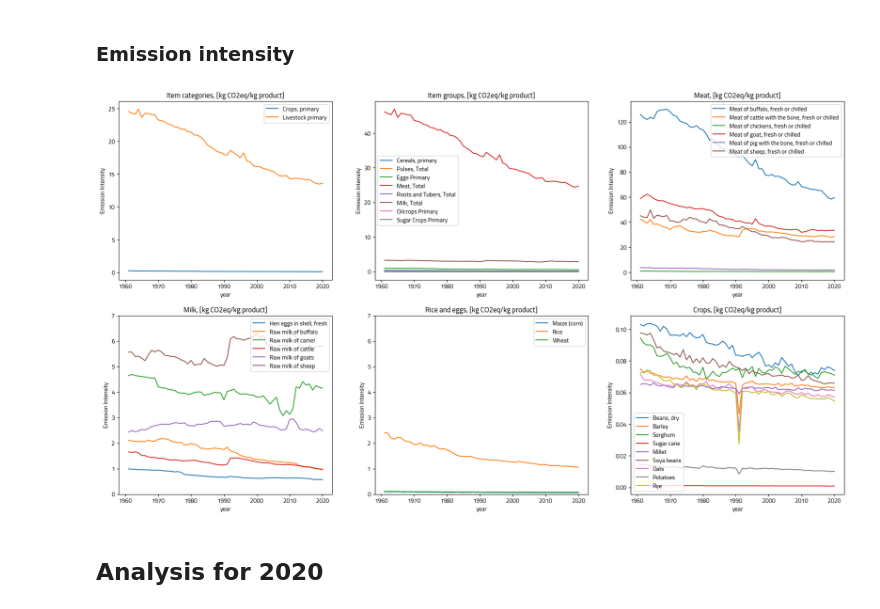
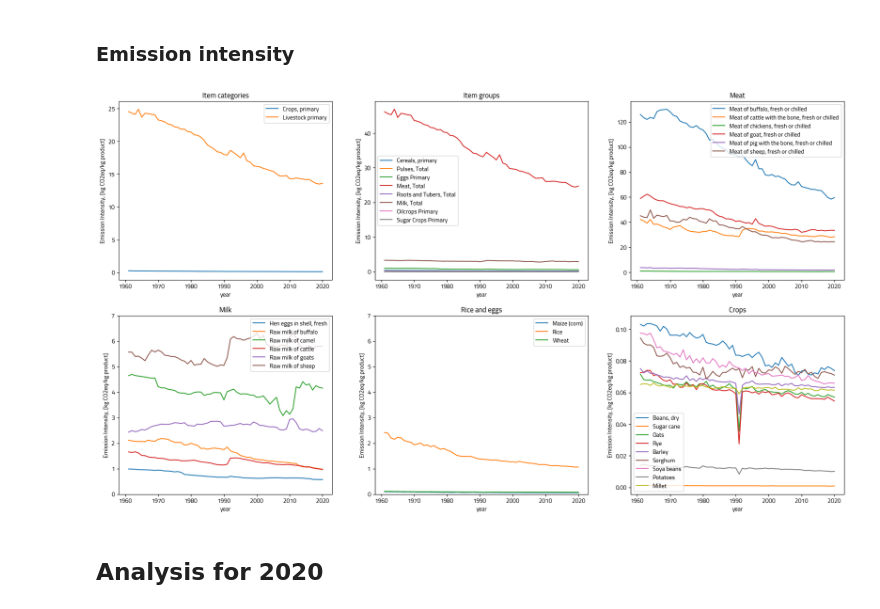
Before and after one commit to kostinam/neuefische-capstone, a Jupyter notebook: cl-eda.ipynb, the cells around one changed output. Saved outputs shown, nothing was run; the diff lists cells and outputs as text; code cells hidden in the pictures.

```diff
--- a/cl-eda.ipynb
+++ b/cl-eda.ipynb
@@ -19,7 +19,7 @@ df_prod_emis = fs.get_dataframe("SELECT * from production_and_emissions_new")
 df_prod_emis['prod_pop'] = df_prod_emis['production_in_t'] / df_prod_emis['population']
 df_prod_emis['emis_pop'] = df_prod_emis['emissions_co2eq_combined_in_kt'] / df_prod_emis['population']
 df_prod_emis = df_prod_emis[df_prod_emis['item_category'] != 'Live Animals']
-df_prod_emis = df_prod_emis[~df_prod_emis['country'].isin(['China', 'China, Hong Kong SAR'])]
+df_prod_emis = df_prod_emis[~df_prod_emis['country'].isin(['China, mainland', 'China, Hong Kong SAR', 'China, Macao SAR', 'China, Taiwan Province of'])]
 # %%
 df_prod_emis.info()
 # %% [output]
@@ -82,7 +82,7 @@ axes[0][2].set_title('Overall food production')
 
 world_production_grouped_2.plot(x='year', y='prod_pop', ax=axes[1][0])
 axes[1][0].legend()
-axes[1][0].set_ylabel('Production in t per capita')
+axes[1][0].set_ylabel('Production in t')
 axes[1][0].set_title('Overall food production per capita')
 
 # Iterate over item categories
@@ -177,12 +177,12 @@ axes[0][0].set_title('World population')
 
 world_emissions_grouped_5.plot(x='year', y='emissions_co2eq_combined_in_kt', ax=axes[0][1])
 axes[0][1].legend()
-axes[0][1].set_ylabel('Production in t')
+axes[0][1].set_ylabel('Emissions in kt (CO2 eq)')
 axes[0][1].set_title('Overall food emissions (CO2 eq)')
 
 world_emissions_grouped_6.plot(x='year', y='emis_pop', ax=axes[0][2])
 axes[0][2].legend()
-axes[0][2].set_ylabel('Production in t per capita')
+axes[0][2].set_ylabel('Emissions in kt (CO2 eq)')
 axes[0][2].set_title('Overall food emissions per capita (CO2 eq)')
 
 # Iterate over item categories
@@ -283,8 +281,8 @@ Try using .loc[row_indexer,col_indexer] = value instead
 See the caveats in the documentation: https://pandas.pydata.org/pandas-docs/stable/user_guide/indexing.html#returning-a-view-versus-a-copy
   world_emissions_meat['meat_type'] = world_emissions_meat.item.apply(lambda x: meat_type(x))
 # %%
-meat = world_emissions_meat.meat_type.unique().tolist()
-meat
+meat_short = world_emissions_meat.meat_type.unique().tolist()
+meat_short
 # %% [output]
 ['buffalo', 'cattle', 'chickens', 'goat', 'pigs', 'sheep']
 # %%
@@ -357,57 +388,57 @@ for crop_type in crops:
 # %% [markdown]
 ### Emission intensity
 # %%
-world_emissions_grouped_1 = world_emissions[['item_category', 'year', 'emissions_intensity_combined_in_kg_co2eq_per_kg']].groupby(['item_category', 'year'], as_index=False).agg('mean')
-world_emissions_grouped_2 = world_emissions[['item_group', 'year', 'emissions_intensity_combined_in_kg_co2eq_per_kg']].groupby(['item_group', 'year'], as_index=False).agg('mean')
-world_emissions_grouped_3 = world_emissions[['item', 'year', 'emissions_intensity_combined_in_kg_co2eq_per_kg']].groupby(['item', 'year'], as_index=False).agg('mean')
+world_emissions_intensity_grouped_1 = world_emissions[['item_category', 'year', 'emissions_intensity_combined_in_kg_co2eq_per_kg']].groupby(['item_category', 'year'], as_index=False).agg('mean')
+world_emissions_intensity_grouped_2 = world_emissions[['item_group', 'year', 'emissions_intensity_combined_in_kg_co2eq_per_kg']].groupby(['item_group', 'year'], as_index=False).agg('mean')
+world_emissions_intensity_grouped_3 = world_emissions[['item', 'year', 'emissions_intensity_combined_in_kg_co2eq_per_kg']].groupby(['item', 'year'], as_index=False).agg('mean')
 
 fig, axes = plt.subplots(2, 3, figsize=(22, 12))
 
 # Iterate over item categories
 for item_category in item_categories:
-    world_emissions_grouped_1[world_emissions_grouped_1.item_category == item_category].plot(x='year', y='emissions_intensity_combined_in_kg_co2eq_per_kg', ax=axes[0][0], label=item_category)
+    world_emissions_intensity_grouped_1[world_emissions_intensity_grouped_1.item_category == item_category].plot(x='year', y='emissions_intensity_combined_in_kg_co2eq_per_kg', ax=axes[0][0], label=item_category)
     axes[0][0].legend()
-    axes[0][0].set_ylabel('Emission Intensity')
-    axes[0][0].set_title('Item categories, [kg CO2eq/kg product]')
+    axes[0][0].set_ylabel('Emission Intensity, [kg CO2eq/kg product]')
+    axes[0][0].set_title('Item categories')
 
 # Iterate over item groups
 for item_group in item_groups:
-    world_emissions_grouped_2[world_emissions_grouped_2.item_group == item_group].plot(x='year', y='emissions_intensity_combined_in_kg_co2eq_per_kg', ax=axes[0][1], label=item_group)
+    world_emissions_intensity_grouped_2[world_emissions_intensity_grouped_2.item_group == item_group].plot(x='year', y='emissions_intensity_combined_in_kg_co2eq_per_kg', ax=axes[0][1], label=item_group)
     axes[0][1].legend()
-    axes[0][1].set_ylabel('Emission Intensity')
-    axes[0][1].set_title('Item groups, [kg CO2eq/kg product]')
+    axes[0][1].set_ylabel('Emission Intensity, [kg CO2eq/kg product]')
+    axes[0][1].set_title('Item groups')
 
 # Iterate over meat items
 for item in meat:
-    world_emissions_grouped_3[world_emissions_grouped_3.item == item].plot(x='year', y='emissions_intensity_combined_in_kg_co2eq_per_kg', ax=axes[0][2], label=item)
+    world_emissions_intensity_grouped_3[world_emissions_intensity_grouped_3.item == item].plot(x='year', y='emissions_intensity_combined_in_kg_co2eq_per_kg', ax=axes[0][2], label=item)
     axes[0][2].legend()
-    axes[0][2].set_ylabel('Emission Intensity')
-    axes[0][2].set_title('Meat, [kg CO2eq/kg product]')
+    axes[0][2].set_ylabel('Emission Intensity, [kg CO2eq/kg product]')
+    axes[0][2].set_title('Meat')
 
 # Iterate over milk and egg items
 for item in milk_eggs:
-    world_emissions_grouped_3[world_emissions_grouped_3.item == item].plot(x='year', y='emissions_intensity_combined_in_kg_co2eq_per_kg', ax=axes[1][0], label=item)
+    world_emissions_intensity_grouped_3[world_emissions_intensity_grouped_3.item == item].plot(x='year', y='emissions_intensity_combined_in_kg_co2eq_per_kg', ax=axes[1][0], label=item)
     axes[1][0].legend()
-    axes[1][0].set_ylabel('Emission Intensity')
-    axes[1][0].set_title('Milk, [kg CO2eq/kg product]')
+    axes[1][0].set_ylabel('Emission Intensity, [kg CO2eq/kg product]')
+    axes[1][0].set_title('Milk')
     axes[1][0].set_ylim([0,7])
 
 # Iterate over rice, wheat and maize items
 for item in rice_wheat_maize:
-    world_emissions_grouped_3[world_emissions_grouped_3.item == item].plot(x='year', y='emissions_intensity_combined_in_kg_co2eq_per_kg', ax=axes[1][1], label=item)
+    world_emissions_intensity_grouped_3[world_emissions_intensity_grouped_3.item == item].plot(x='year', y='emissions_intensity_combined_in_kg_co2eq_per_kg', ax=axes[1][1], label=item)
     axes[1][1].legend()
-    axes[1][1].set_ylabel('Emission Intensity')
-    axes[1][1].set_title('Rice and eggs, [kg CO2eq/kg product]')
+    axes[1][1].set_ylabel('Emission Intensity, [kg CO2eq/kg product]')
+    axes[1][1].set_title('Rice and eggs')
     axes[1][1].set_ylim([0,7])
 
 # Iterate over remaining items
 for item in remaining:
-    world_emissions_grouped_3[world_emissions_grouped_3.item == item].plot(x='year', y='emissions_intensity_combined_in_kg_co2eq_per_kg', ax=axes[1][2], label=item)
+    world_emissions_intensity_grouped_3[world_emissions_intensity_grouped_3.item == item].plot(x='year', y='emissions_intensity_combined_in_kg_co2eq_per_kg', ax=axes[1][2], label=item)
     axes[1][2].legend()
-    axes[1][2].set_ylabel('Emission Intensity')
-    axes[1][2].set_title('Crops, [kg CO2eq/kg product]')
+    axes[1][2].set_ylabel('Emission Intensity, [kg CO2eq/kg product]')
+    axes[1][2].set_title('Crops')
 # %% [output]
-[figure, old version]
+[figure, new version]
 # %% [markdown]
 ## Analysis for 2020
 # %% [markdown]
```
Also changed, not shown: parts of 19 cells of this notebook.
